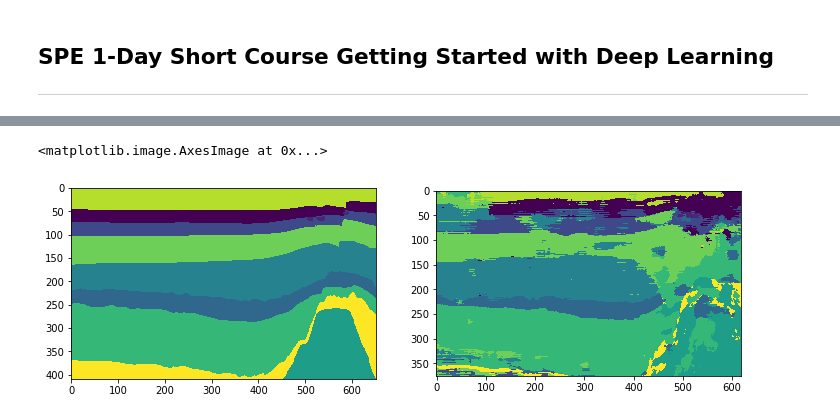
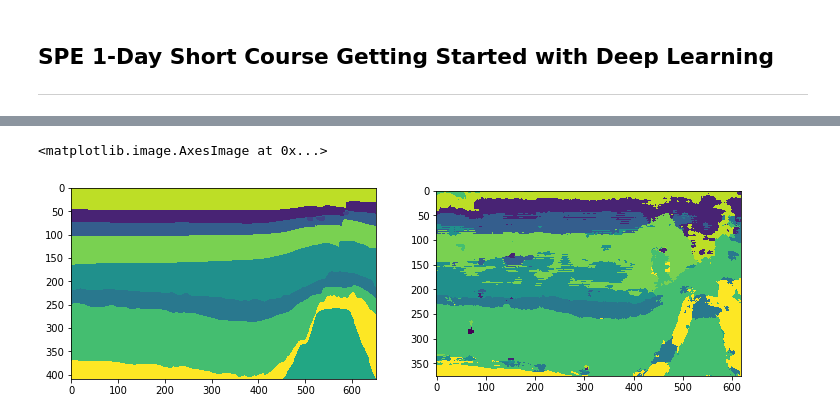
Before and after one commit to LukasMosser/SPE_GS_DL, a Jupyter notebook: SPE-1Day-Course-How-To-Get-Started-With-Deep-Learning.ipynb, the cells around one changed output, grey strips where cells are left out. Cells and saved outputs as stored; diff of their text form; code cells hidden in the pictures.

```diff
--- a/SPE-1Day-Course-How-To-Get-Started-With-Deep-Learning.ipynb
+++ b/SPE-1Day-Course-How-To-Get-Started-With-Deep-Learning.ipynb
@@ -52,6 +70,6 @@ Text(0.5,1,'Annotations')
 # %%
-train_mean, train_std = train_image.mean(), train_image.std()
+train_mean, train_std = train_images.mean(), train_images.std()
 
-train_image_normed = (train_image-train_mean)/train_std
+train_image_normed = (train_images-train_mean)/train_std
 validation_image_normed = (validation_image-train_mean)/train_std
 # %%
@@ -77,21 +92,20 @@ Text(0.5,1,'Annotations')
 # %%
 window_half_size = 16
 
-def extract_patches(inline, inline_annotation, window_half_size=16, increment=4):
+def extract_patches(training_images, inline_annotations, window_half_size=16, increment=4):
     patches = []
     patches_labels = []
-    for i in range(window_half_size, inline.shape[0]-window_half_size-1, increment):
-        for j in range(window_half_size, inline.shape[1]-window_half_size-1, increment):
-            patches.append(inline[i-window_half_size:i+window_half_size+1, j-window_half_size:j+window_half_size+1])
-            patches_labels.append(inline_annotation[i, j])
+    for inline, inline_annotation in zip(training_images, inline_annotations):
+        for i in range(window_half_size, inline.shape[0]-window_half_size-1, increment):
+            for j in range(window_half_size, inline.shape[1]-window_half_size-1, increment):
+                patches.append(inline[i-window_half_size:i+window_half_size+1, j-window_half_size:j+window_half_size+1])
+                patches_labels.append(inline_annotation[i, j])
     return np.expand_dims(np.array(patches), -1), np.expand_dims(np.array(patches_labels), -1)
 
-train_patches = extract_patches(train_image_normed, train_annotation)
-train_patches_flipped = extract_patches(train_image_normed[:, ::-1], train_annotation[:, ::-1])
-validation_patches = extract_patches(validation_image_normed, validation_annotation)
+train_patches = extract_patches(train_image_normed, train_annotations)
+validation_patches = extract_patches([validation_image_normed], [validation_annotation])
 
-prediction_patches = extract_patches(validation_image_normed, validation_annotation, increment=1)
+prediction_patches = extract_patches([validation_image_normed], [validation_annotation], increment=1)
 
-print(train_patches[0].shape, train_patches_flipped[0].shape, validation_patches[0].shape)
-print(train_patches[1].shape, train_patches_flipped[1].shape, validation_patches[1].shape)
+print(train_patches[0].shape, validation_patches[0].shape)
 # %% [output]
@@ -100,13 +113,13 @@ print(train_patches[1].shape, train_patches_flipped[1].shape, validation_patches
 # %%
 batch_size = 128
-num_classes = 10
+num_classes = 11
 epochs = 50
 
 # input image dimensions
 img_rows, img_cols = 33, 33
 
-x_train = np.concatenate([train_patches[0], train_patches_flipped[0]], 0)
-y_train = np.concatenate([train_patches[1], train_patches_flipped[1]], 0)
+x_train = train_patches[0]
+y_train = train_patches[1]
 
 x_val, y_val = validation_patches
 
@@ -115,17 +128,17 @@ x_pred, y_pred = prediction_patches
 if K.image_data_format() == 'channels_first':
     x_train = x_train.reshape(x_train.shape[0], 1, img_rows, img_cols)
     x_val = x_val.reshape(x_val.shape[0], 1, img_rows, img_cols)
-    x_pred = x_pred.reshape(x_test.shape[0], 1, img_rows, img_cols)
+    x_pred = x_pred.reshape(x_pred.shape[0], 1, img_rows, img_cols)
     input_shape = (1, img_rows, img_cols)
 else:
     x_train = x_train.reshape(x_train.shape[0], img_rows, img_cols, 1)
     x_val = x_val.reshape(x_val.shape[0], img_rows, img_cols, 1)
-    x_pred = x_pred.reshape(x_test.shape[0], img_rows, img_cols, 1)
+    x_pred = x_pred.reshape(x_pred.shape[0], img_rows, img_cols, 1)
     input_shape = (img_rows, img_cols, 1)
 
 x_train = x_train.astype('float32')
 x_val = x_val.astype('float32')
-x_test = x_test.astype('float32')
+x_pred = x_pred.astype('float32')
 
 # convert class vectors to binary class matrices
 y_train = keras.utils.to_categorical(y_train, num_classes)
@@ -179,8 +191,8 @@ height = len(range(window_half_size, validation_annotation.shape[0]-window_half_
 width = len(range(window_half_size, validation_annotation.shape[1]-window_half_size-1, 1))
 # %%
 fig, ax = plt.subplots(1, 2, figsize=(12, 12))
-ax[0].imshow(validation_annotation)
-ax[1].imshow(np.argmax(y_pred_model.reshape(height, width, 10), axis=2))
+ax[0].imshow(validation_annotation, vmin=0, vmax=10)
+ax[1].imshow(np.argmax(y_pred_model.reshape(height, width, 11), axis=2), vmin=0, vmax=10)
 # %% [output]
 <matplotlib.image.AxesImage at 0x...>
-[figure, old version]
+[figure, new version]
```
Also changed, not shown: parts of 15 cells of this notebook, 6 other files.
